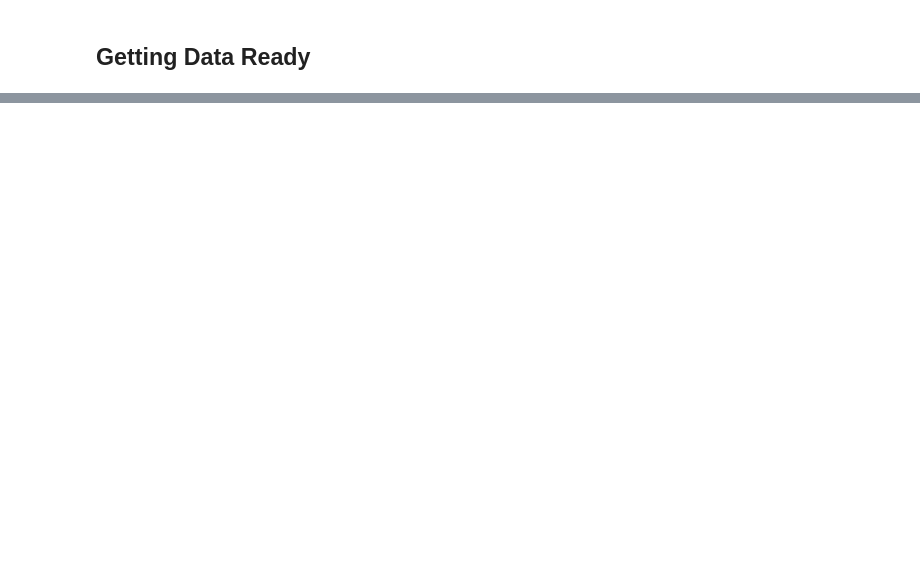
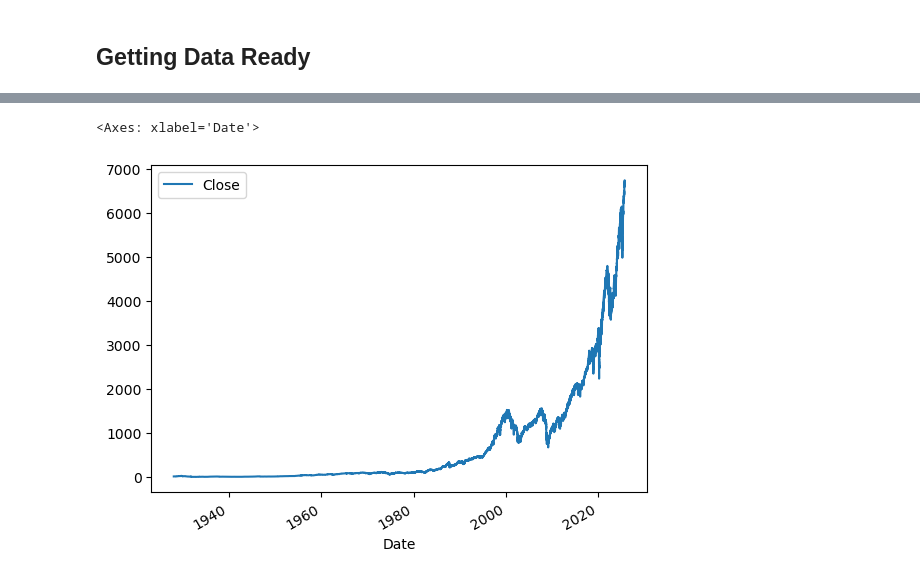
Before and after one commit to AmmadTanveer/SP500-Forecasting-ML, a Jupyter notebook: SP500_Analysis.ipynb, the cells around one changed output, grey strips where cells are left out. Drawn from its saved outputs; the diff is of its cells as text; code cells hidden in the pictures; blank space fills up the shorter version.

```diff
--- a/SP500_Analysis.ipynb
+++ b/SP500_Analysis.ipynb
@@ -18,0 +36,5 @@ sp500_data.head()
+# %%
+sp500_data.plot.line(y="Close", use_index=True)
+# %% [output]
+<Axes: xlabel='Date'>
+[figure, added]
```
Also changed, not shown: parts of 43 cells of this notebook.
